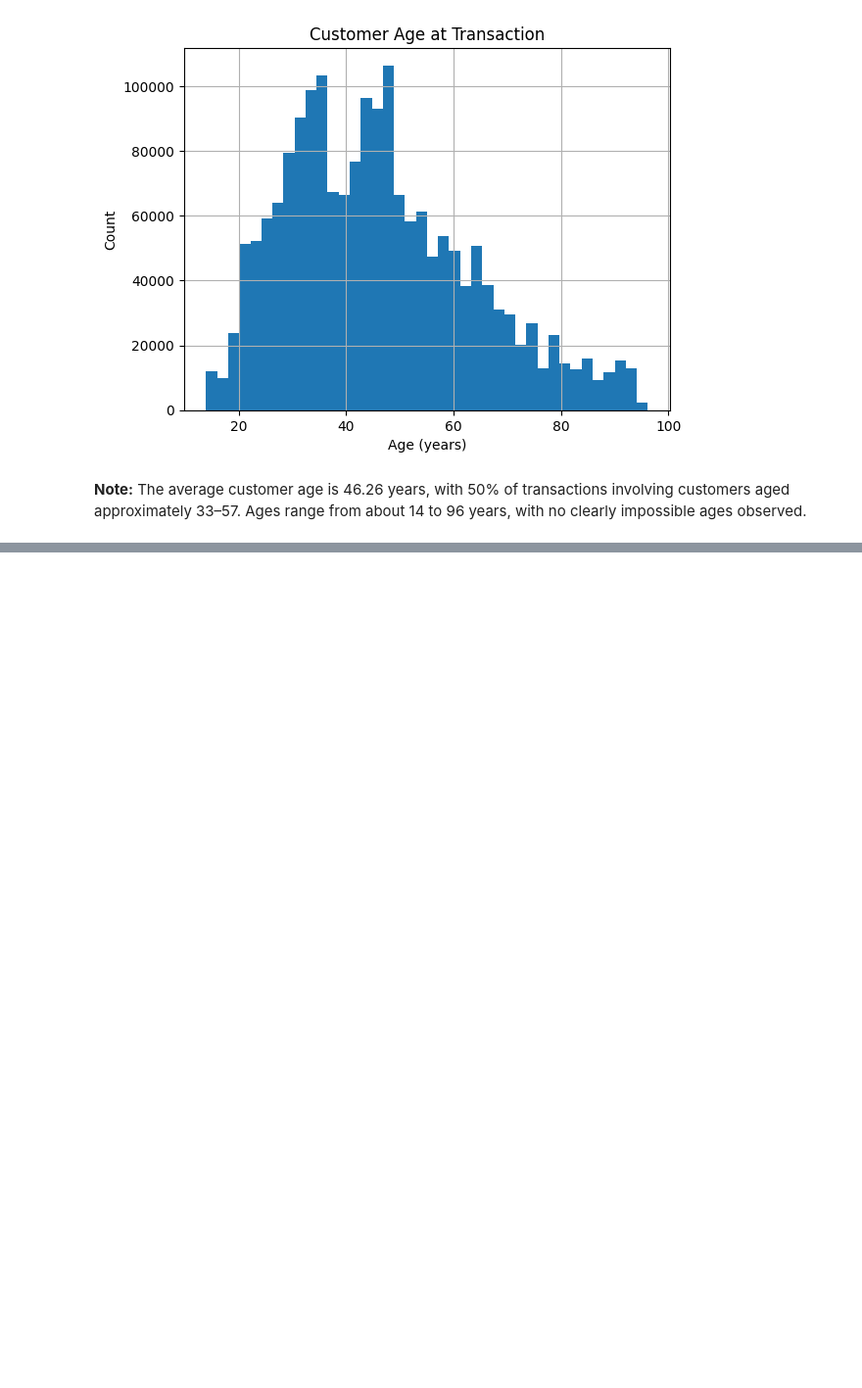
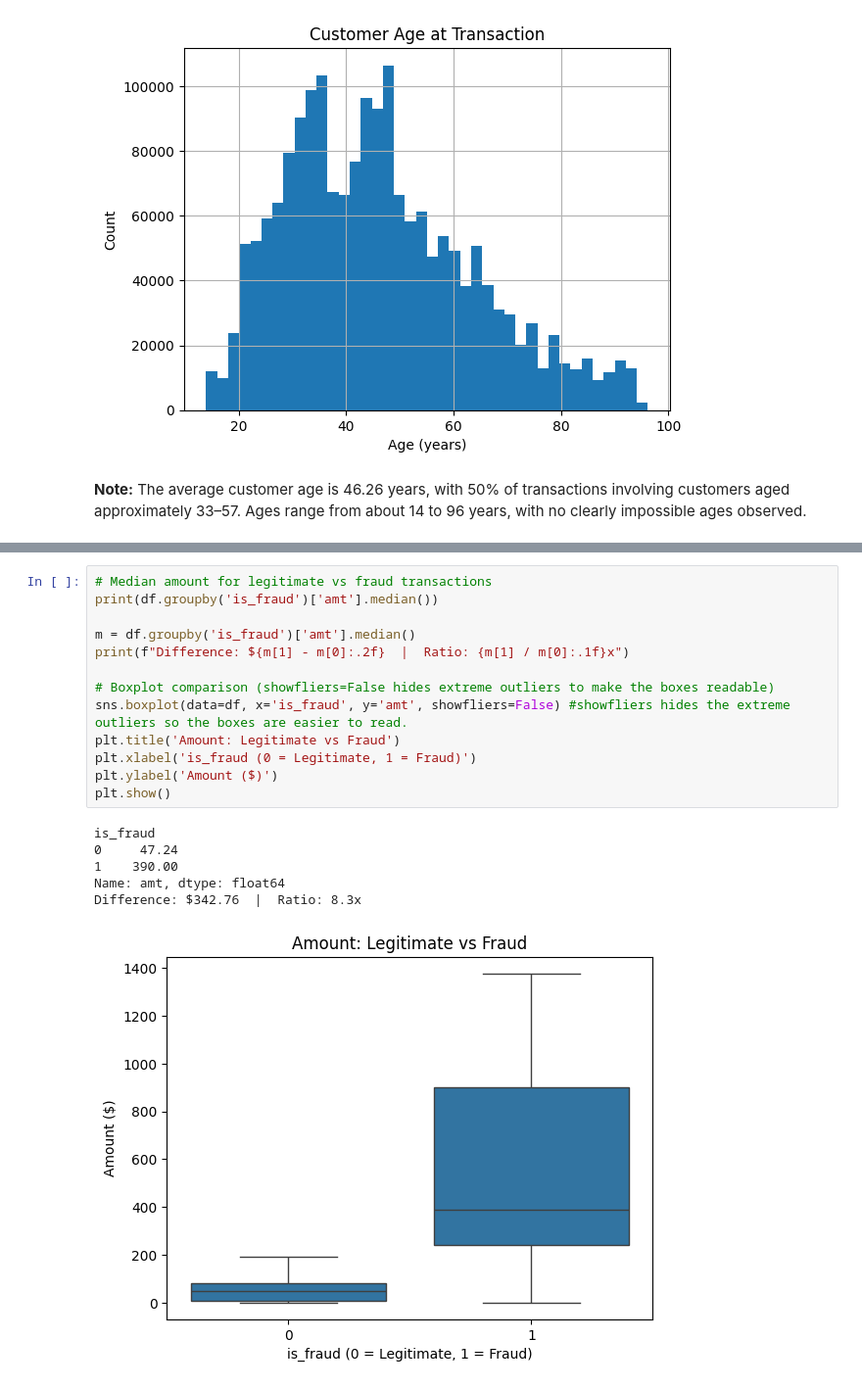
Before and after one commit to DhaiHamoud/Fraud-Detection-in-the-Financial-Transaction-Market, a Jupyter notebook: notebooks/02_eda.ipynb, the cells around one changed output, grey strips where cells are left out. Shown at 98% size. Drawn from its saved outputs; the diff is of its cells as text; blank space fills up the shorter version.

```diff
--- a/notebooks/02_eda.ipynb
+++ b/notebooks/02_eda.ipynb
@@ -161,0 +182,20 @@ dtype: float64
+# %%
+# Median amount for legitimate vs fraud transactions
+print(df.groupby('is_fraud')['amt'].median())
+
+m = df.groupby('is_fraud')['amt'].median()
+print(f"Difference: ${m[1] - m[0]:.2f}  |  Ratio: {m[1] / m[0]:.1f}x")
+
+# Boxplot comparison (showfliers=False hides extreme outliers to make the boxes readable)
+sns.boxplot(data=df, x='is_fraud', y='amt', showfliers=False) #showfliers hides the extreme outliers so the boxes are easier to read.
+plt.title('Amount: Legitimate vs Fraud')
+plt.xlabel('is_fraud (0 = Legitimate, 1 = Fraud)')
+plt.ylabel('Amount ($)')
+plt.show()
+# %% [output]
+is_fraud
+0     47.24
+1    390.00
+Name: amt, dtype: float64
+Difference: $342.76  |  Ratio: 8.3x
+[figure, added]
```
Also changed, not shown: parts of 5 cells of this notebook.
